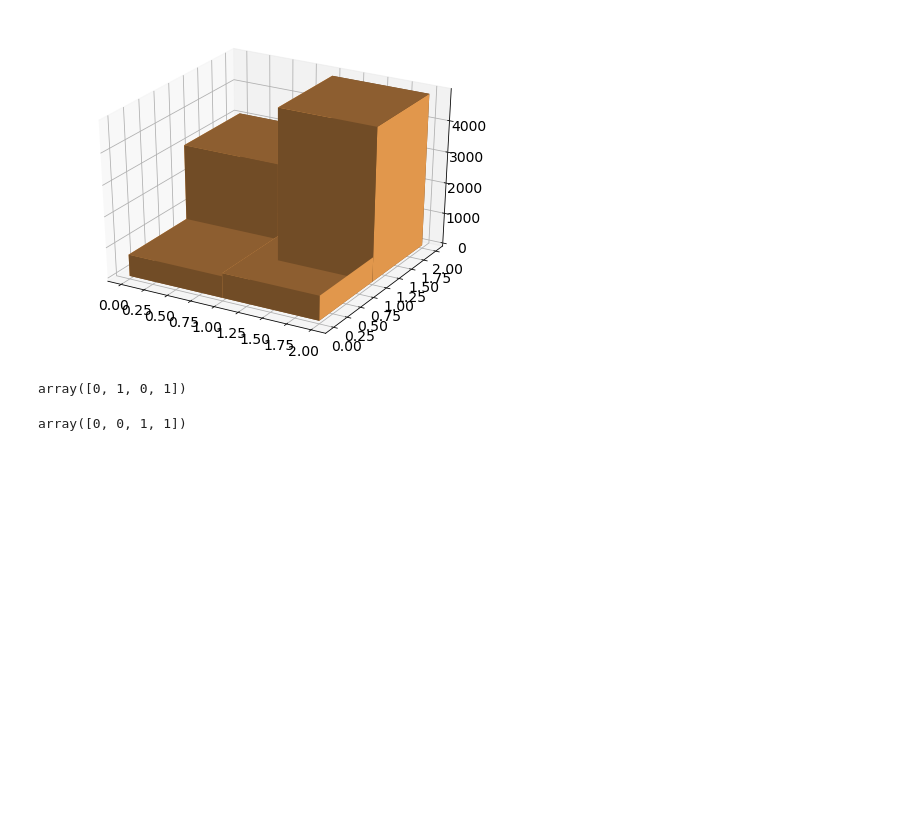
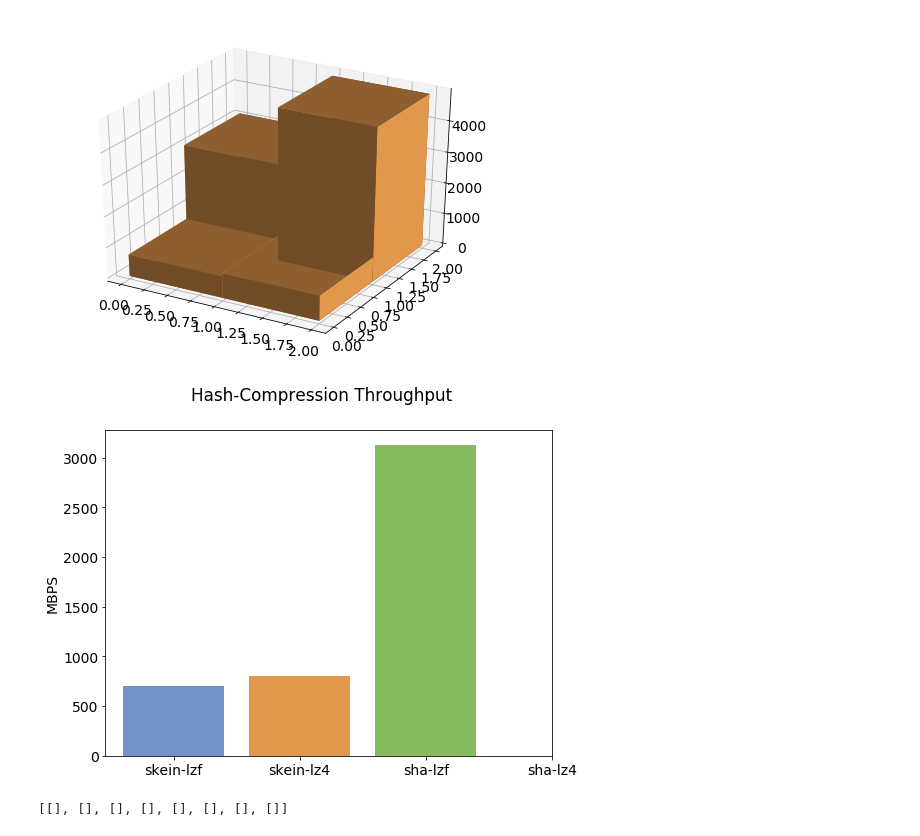
Before and after one commit to ankitkumar93/compute-war, a Jupyter notebook: notebooks/hash-perf.ipynb, the cells around one changed output. Saved outputs shown, nothing was run; the diff lists cells and outputs as text; code cells hidden in the pictures; blank space fills up the shorter version.

Commit message:
added core reduction graph, updated hash-compress tp

```diff
--- a/notebooks/hash-perf.ipynb
+++ b/notebooks/hash-perf.ipynb
@@ -262,8 +259,20 @@ ax.bar(0, )
-# %%
-x
-# %% [output]
-array([0, 1, 0, 1])
-# %%
-y
-# %% [output]
-array([0, 0, 1, 1])
+# %%
+fig, ax = plt.subplots(1, 1, figsize=(8, 6))
+mean_vals = [skein_lzf.throughput.mean(), skein_lz4.throughput.mean(),
+             sha_lzf.throughput.mean(), sha_lz4.throughput.mean()]
+labels = ['skein-lzf', 'skein-lz4', 'sha-lzf', 'sha-lz4']
+for m in range(len(mean_vals)):
+    ax.bar(m, mean_vals[m], color=bar_codes[m])
+ax.set_xticks(range(len(mean_vals)))
+ax.set_xticklabels(labels)
+ax.set_ylabel("MBPS")
+fig.suptitle("Hash-Compression Throughput")
+fig.savefig("hash_compression_throughput.png")
+#plt.show()
+# %% [output]
+[figure, added]
+# %%
+core_vals = [[] for i in range(8)]
+core_vals
+# %% [output]
+[[], [], [], [], [], [], [], []]
```
Also changed, not shown: parts of 5 cells of this notebook, 2 other files.
